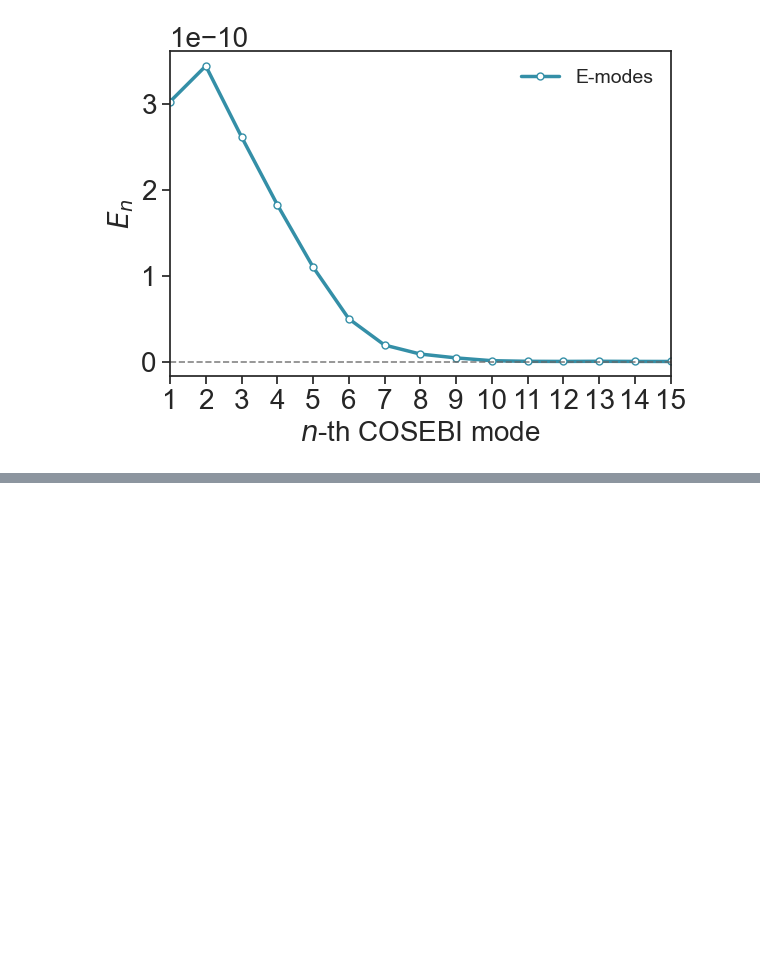
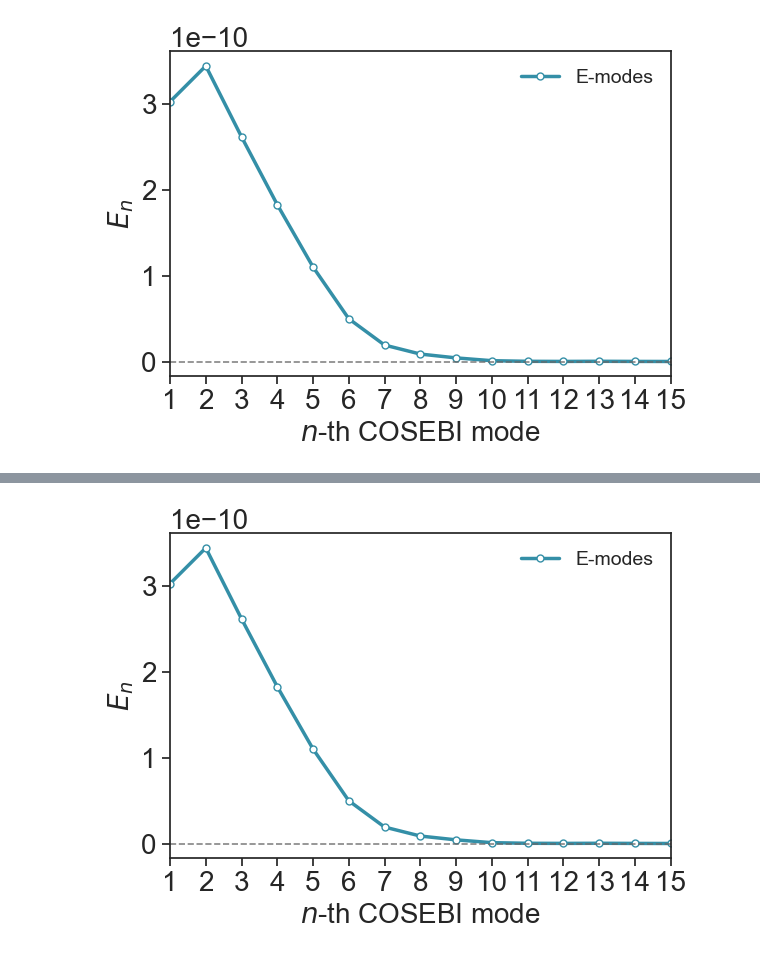
Before and after one commit to cloe-org/playground, a Jupyter notebook: tutorials/observables/photo.ipynb, the cells around one changed output, grey strips where cells are left out. Saved outputs shown, nothing was run; the diff lists cells and outputs as text; code cells hidden in the pictures; blank space fills up the shorter version.

```diff
--- a/tutorials/observables/photo.ipynb
+++ b/tutorials/observables/photo.ipynb
@@ -929,6 +925,6 @@ from cloelib.auxiliary.cosebi_helpers import get_W_ell
 # Define number of COSEBI modes and theta range
 nmax = 15
 th_min, th_max = 0.5, 300.0  # arcmin
-ells_integration = np.arange(2, 60000)  # Multipole moments over which to integrate
-theta_integration = np.geomspace(th_min, th_max, int(1e5)) * np.pi / 10800
+ells_integration = np.arange(2, 60000, 5)  # Multipoles over which to integrate; the step only needs to resolve W_n(ell)
+theta_integration = np.geomspace(th_min, th_max, int(1e5)) * np.pi / 10800  # radians
 # %%
@@ -991,0 +1056,33 @@ plt.show()
+# %%
+fig, ax = plt.subplots()
+
+modes = np.arange(1, nmax + 1)
+E11 = np.asarray(cosebi_E_2pcf["SHE", "SHE", 1, 1].array[0, 0])
+
+ax.plot(
+    modes,
+    E11,
+    '-',
+    color=sns.color_palette("mako", 6)[3],
+    lw=2.5,
+    marker="o",
+    ms=5,
+    mfc="white",
+    mec=sns.color_palette("mako", 6)[3],
+    label="E-modes",
+)
+
+ax.axhline(0, color="0.4", lw=1.2, ls="--", alpha=0.8)
+
+ax.set_xlabel(r"$n$-th COSEBI mode")
+ax.set_ylabel(r"$E_n$")
+ax.set_xlim(1, nmax)
+ax.set_xticks(modes)
+
+ax.tick_params(axis="both", which="both", direction="out")
+ax.legend(frameon=False, loc="best")
+
+plt.tight_layout()
+plt.show()
+# %% [output]
+[figure, added]
```
Also changed, not shown: parts of 17 cells of this notebook.
